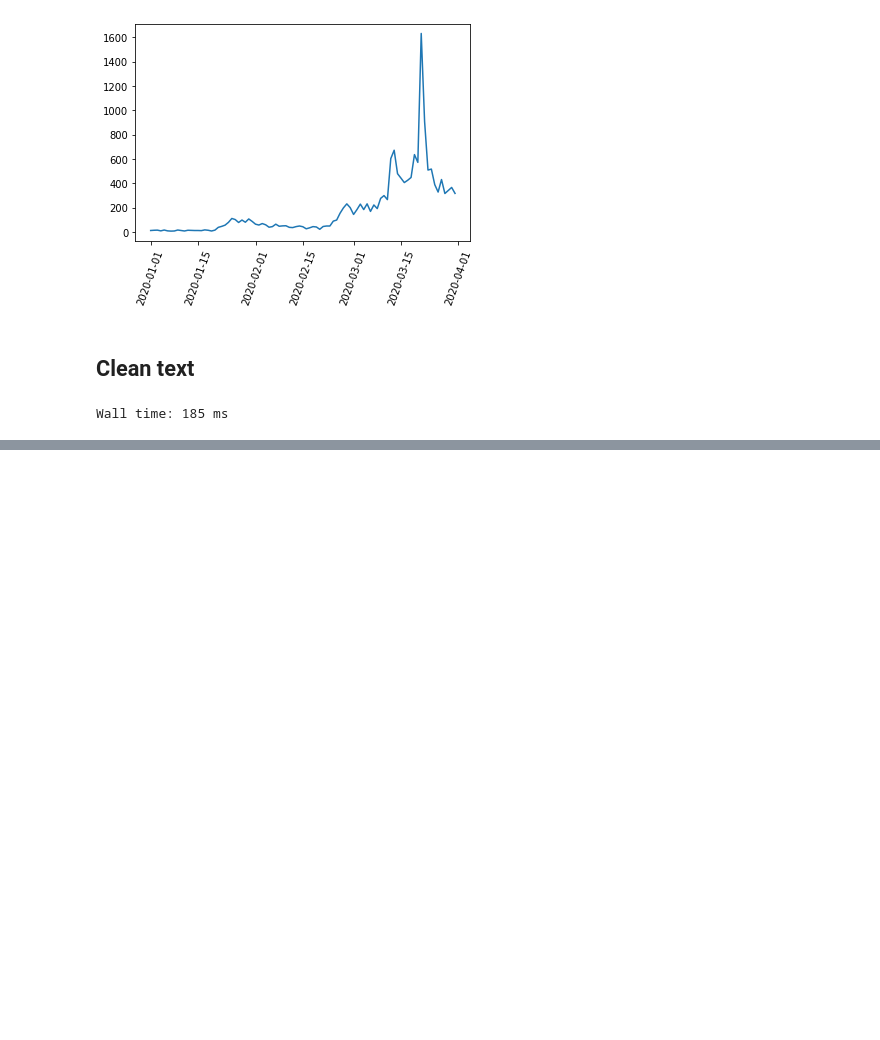
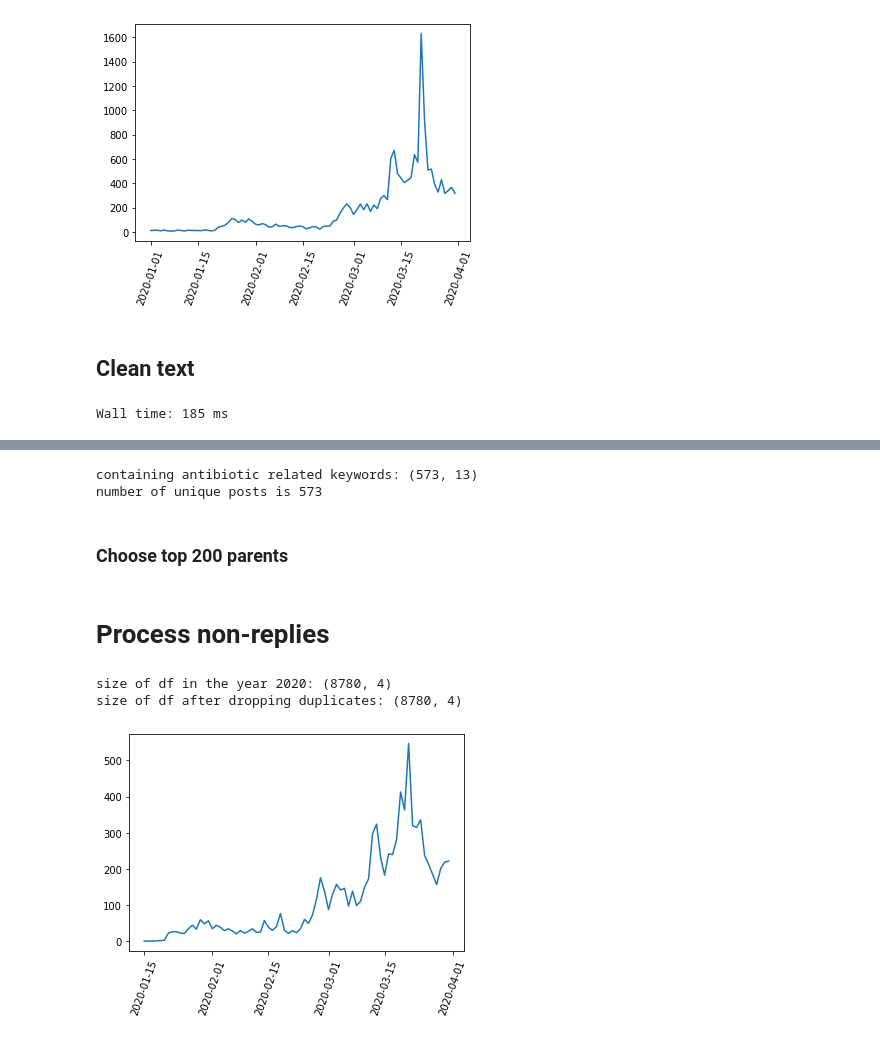
Before and after one commit to hkim07/extract_misinformation_candidate_tweets, a Jupyter notebook: covid_antibiotics_main.ipynb, the cells around one changed output, grey strips where cells are left out. Drawn from its saved outputs; the diff is of its cells as text; code cells hidden in the pictures; blank space fills up the shorter version.

```diff
--- a/covid_antibiotics_main.ipynb
+++ b/covid_antibiotics_main.ipynb
@@ -71,0 +132,19 @@ sbert_embs = np.array(sbert.encode(output, show_progress_bar=True, batch_size=20
+# %%
+op_df = []
+for ix, target_id in enumerate(covid_df.id):
+    if ix%1000==999: print(ix+1)
+    try:
+        with open("./dat/tweet_threads/%s.json" % target_id, 'r') as f:
+            tmp = json.load(f)
+        if (tmp[-1]['created_at']=='unavailable') or (len(tmp)<=1):
+            continue
+        else:
+            op = tmp[1] # direct parent
+            op_df.append([op['id'], target_id, op['user']['id'], op['user']['name'],
+                          op['user']['verified'], op['full_text'],
+                          op['retweet_count'], op['favorite_count']])
+    except:
+        continue
+
+op_df = pd.DataFrame(op_df, columns = ['post_id', 'reply_id', 'uid', 'uname', 'verified',
+                                       'parent_text', 'parent_ret', 'parent_likes'])
@@ -71,0 +223,16 @@ sbert_embs = np.array(sbert.encode(output, show_progress_bar=True, batch_size=20
+# %%
+idx = df_merged.parent_text_lower.str.contains("antibiotic|antibiotics")
+idx[idx.isna()] = False
+df_merged = df_merged[idx==True]
+print('containing antibiotic related keywords:', df_merged.shape)
+print("number of unique posts is", len(set(df_merged.cid)))
+
+df_merged.pid = ['_'+str(x) for x in df_merged.pid]
+df_merged.cid = ['_'+str(x) for x in df_merged.cid]
+df_merged.uid = ['_'+str(x) for x in df_merged.uid]
+df_merged.commentor_id = ['_'+str(x) for x in df_merged.commentor_id]
+# %% [output]
+containing antibiotic related keywords: (573, 13)
+number of unique posts is 573
+# %% [markdown]
+### Choose top 200 parents
@@ -71,0 +254,34 @@ sbert_embs = np.array(sbert.encode(output, show_progress_bar=True, batch_size=20
+# %% [markdown]
+# Process non-replies
+# %%
+file_list = glob.glob('./dat/covid_antibiotics_non_replies/*.json')
+
+def extract_tweet_info(x):
+    return [x['id'], int(x['created_at']/1000), x.get('user_id', ''), x['tweet']]
+
+sampled_tweets = []
+for file in file_list:
+    for line in open(file, 'r', encoding='utf-8'):
+        sampled_tweets.append(extract_tweet_info(json.loads(line)))
+
+sampled_tweets_df = pd.DataFrame(sampled_tweets, columns=['id', 'created', 'uid', 'text'])
+sampled_tweets_df.index = sampled_tweets_df.created.apply(lambda x: datetime.datetime.fromtimestamp(x, pytz.utc))
+sampled_tweets_df = sampled_tweets_df.sort_index()
+
+criteria  = (sampled_tweets_df.index.year==2020)
+sampled_tweets_df = sampled_tweets_df[criteria]
+print("size of df in the year 2020:", sampled_tweets_df.shape)
+sampled_tweets_df = sampled_tweets_df.drop_duplicates()
+print("size of df after dropping duplicates:", sampled_tweets_df.shape)
+
+sampled_tweets_df = sampled_tweets_df[sampled_tweets_df.index.date<=datetime.date(2020,3,31)]
+
+pd.plotting.register_matplotlib_converters()
+plt.plot(sampled_tweets_df.groupby(lambda x: x.date)['text'].count()[1:])
+plt.xticks(rotation=70)
+
+df_subset = sampled_tweets_df.copy()
+# %% [output]
+size of df in the year 2020: (8780, 4)
+size of df after dropping duplicates: (8780, 4)
+[figure, added]
```
Also changed, not shown: parts of 35 cells of this notebook, 10 other files.
